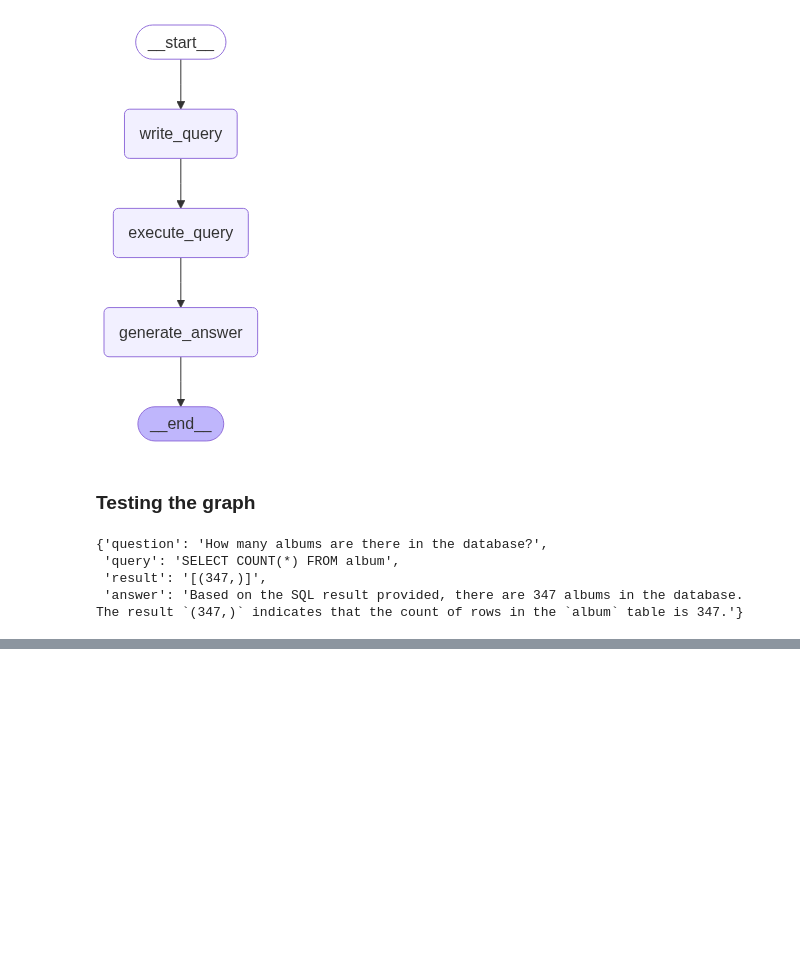
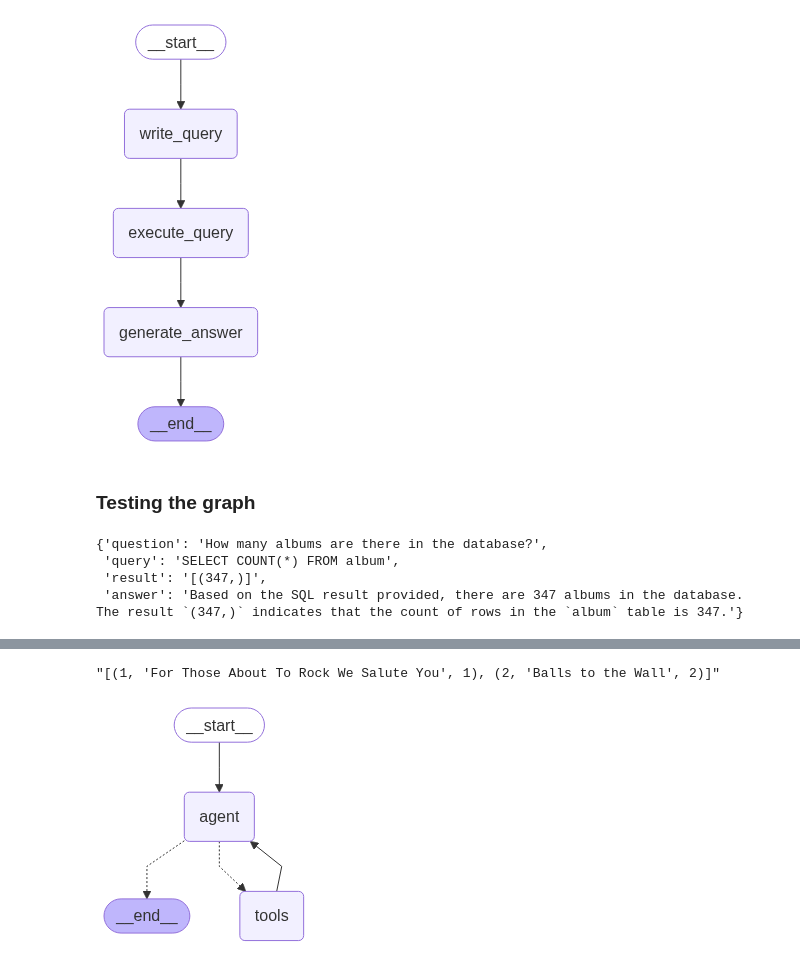
Before and after one commit to tharani001/Qwen2.5-7b-LLM-based-SQL-Agent-with-LangChain-LangGraph, a Jupyter notebook: code/sqlagent.ipynb, the cells around one changed output, grey strips where cells are left out. Cells and saved outputs as stored; diff of their text form; code cells hidden in the pictures; blank space fills up the shorter version.

Commit message:
build agent with sqltools and llm

```diff
--- a/code/sqlagent.ipynb
+++ b/code/sqlagent.ipynb
@@ -253,0 +288,7 @@ graph.invoke({"question": 'How many albums are there in the database?'},config=c
+# %%
+system_prompt = prompt.invoke({'dialect': db.dialect, 'top_k': 5})
+system_prompt = prompt.format(dialect = db.dialect, top_k = 5)
+# %%
+from langchain_community.agent_toolkits import SQLDatabaseToolkit
+
+toolkit = SQLDatabaseToolkit(db=db, llm=llm)
@@ -253,0 +300,3 @@ graph.invoke({"question": 'How many albums are there in the database?'},config=c
+# %%
+tools = toolkit.get_tools()
+tools
@@ -253,0 +308,4 @@ graph.invoke({"question": 'How many albums are there in the database?'},config=c
+# %%
+tools[0].invoke("select * from Album LIMIT 2")
+# %% [output]
+"[(1, 'For Those About To Rock We Salute You', 1), (2, 'Balls to the Wall', 2)]"
@@ -253,0 +315,6 @@ graph.invoke({"question": 'How many albums are there in the database?'},config=c
+# %%
+agent_executor = create_react_agent(llm, tools, prompt=system_prompt)
+# %%
+agent_executor
+# %% [output]
+[figure, added]
```
Also changed, not shown: parts of 9 cells of this notebook.
